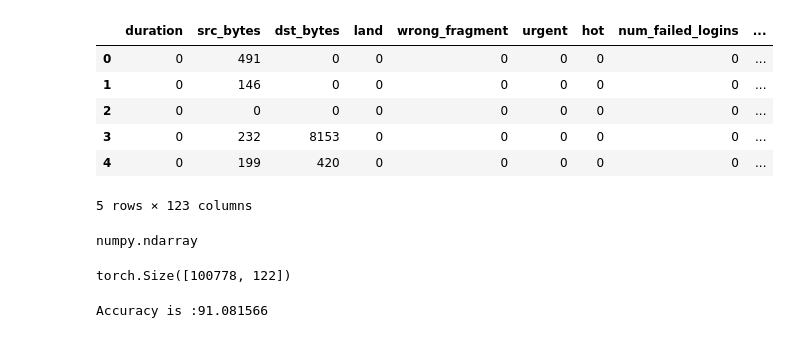
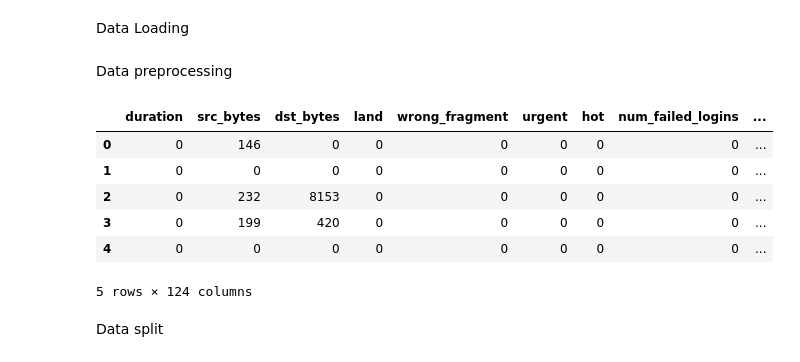
Before and after one commit to Mani-iitb/CS725_Project, a Jupyter notebook: LogisticRegression/Logisticregression.ipynb, the cells around one changed output. Cells and saved outputs as stored; diff of their text form; code cells hidden in the pictures.

```diff
--- a/LogisticRegression/Logisticregression.ipynb
+++ b/LogisticRegression/Logisticregression.ipynb
@@ -1,33 +10,37 @@
+# %% [markdown]
+Data Loading
+# %%
+data=pd.read_csv("KDDTrain+.txt")
+
+columns = (['duration','protocol_type','service','flag','src_bytes','dst_bytes','land','wrong_fragment','urgent','hot','num_failed_logins','logged_in','num_compromised','root_shell','su_attempted'
+    ,'num_root','num_file_creations','num_shells','num_access_files','num_outbound_cmds','is_host_login','is_guest_login','count','srv_count','serror_rate','srv_serror_rate','rerror_rate','srv_rerror_rate','same_srv_rate','diff_srv_rate'
+    ,'srv_diff_host_rate','dst_host_count','dst_host_srv_count','dst_host_same_srv_rate','dst_host_diff_srv_rate','dst_host_same_src_port_rate','dst_host_srv_diff_host_rate','dst_host_serror_rate',
+    'dst_host_srv_serror_rate','dst_host_rerror_rate','dst_host_srv_rerror_rate','attack','level'])
+data.columns = columns
+# %% [markdown]
+Data preprocessing
+# %%
+data['attack_num'] = pd.Categorical(data['attack']).codes
+data = data.drop(columns='attack')
 # %%
-import pandas as pd
-import numpy as np
-import torch
-import torch.nn as nn
-data=pd.read_csv("csv_result-KDDTrain+.csv")
-
-data = data.drop(columns=['id'])
-
-data.columns = data.columns.str.replace("'", "").str.strip()
-
-data['class'] = data['class'].map({'normal': 0, 'anomaly': 1})
-
 # One-hot encode the categorical columns
 categorical_columns = ['protocol_type', 'service', 'flag']
 data = pd.get_dummies(data, columns=categorical_columns)
 
 data.head()
 # %% [output]
 |  | duration | src_bytes | dst_bytes | land | wrong_fragment | urgent | hot | num_failed_logins | ... |
-| 0 | 0 | 491 | 0 | 0 | 0 | 0 | 0 | 0 | ... |
-| 1 | 0 | 146 | 0 | 0 | 0 | 0 | 0 | 0 | ... |
-| 2 | 0 | 0 | 0 | 0 | 0 | 0 | 0 | 0 | ... |
-| 3 | 0 | 232 | 8153 | 0 | 0 | 0 | 0 | 0 | ... |
-| 4 | 0 | 199 | 420 | 0 | 0 | 0 | 0 | 0 | ... |
+| 0 | 0 | 146 | 0 | 0 | 0 | 0 | 0 | 0 | ... |
+| 1 | 0 | 0 | 0 | 0 | 0 | 0 | 0 | 0 | ... |
+| 2 | 0 | 232 | 8153 | 0 | 0 | 0 | 0 | 0 | ... |
+| 3 | 0 | 199 | 420 | 0 | 0 | 0 | 0 | 0 | ... |
+| 4 | 0 | 0 | 0 | 0 | 0 | 0 | 0 | 0 | ... |
-5 rows × 123 columns
+5 rows × 124 columns
+# %% [markdown]
+Data split
 # %%
-X=data.drop("class",axis=1).values
-y=data["class"].values
-test_size=0.3
+X=data.drop("attack_num",axis=1).values
+y=data["attack_num"].values
 indices=np.arange(len(X))
 np.random.shuffle(indices)
 x_shuffle=X[indices]
@@ -37,6 +50,3 @@ X_train=x_shuffle[:split]
 X_test=x_shuffle[split:]
 y_train=y_shuffle[:split]
 y_test=y_shuffle[split:]
-type(X_train)
-# %% [output]
-numpy.ndarray
@@ -54,33 +68,3 @@ if isinstance(y_test, np.ndarray):
     y_test = torch.from_numpy(y_test.astype(np.float32))
 y_train=y_train.view(y_train.shape[0],1)
 y_test=y_test.view(y_test.shape[0],1)
-X_train.shape
-# %% [output]
-torch.Size([100778, 122])
-# %%
-class LogisticRegression(nn.Module):
-    def __init__(self, nFeatures) -> None:
-        super(LogisticRegression,self).__init__()
-        self.linear=nn.Linear(nFeatures,1)
-    def forward(self,x):
-        y_pred=torch.sigmoid(self.linear(x))
-        return y_pred
-model=LogisticRegression(X_train.shape[1])
-loss=nn.BCELoss()
-optimizer=torch.optim.SGD(model.parameters(),lr=0.01)
-for i in range(1000):
-    y_pred=model(X_train)
-    # print(y_pred.shape)
-    loss(y_pred,y_train).backward()
-    # l.backward()
-    optimizer.step()
-    optimizer.zero_grad()
-
-
-with torch.no_grad():
-    y_pred=model(X_test)
-    y_pred_class=y_pred.round()
-    acc=y_pred_class.eq(y_test).sum()/float(y_test.shape[0])
-    print(f"Accuracy is :{acc.item()*100:4f}")
-# %% [output]
-Accuracy is :91.081566
```
Also changed, not shown: parts of 28 cells of this notebook, 7 other files.
